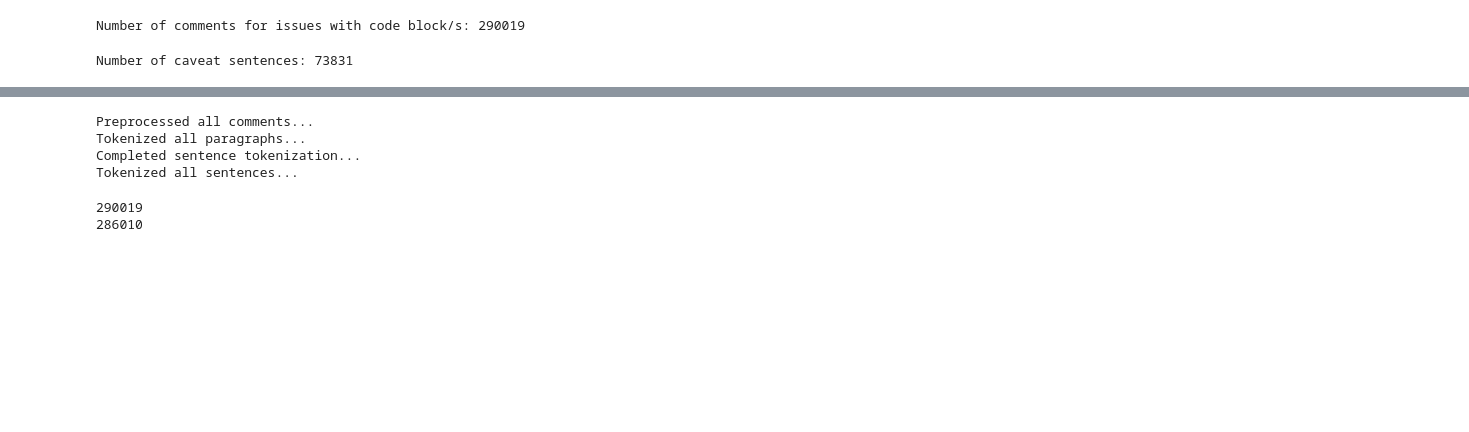
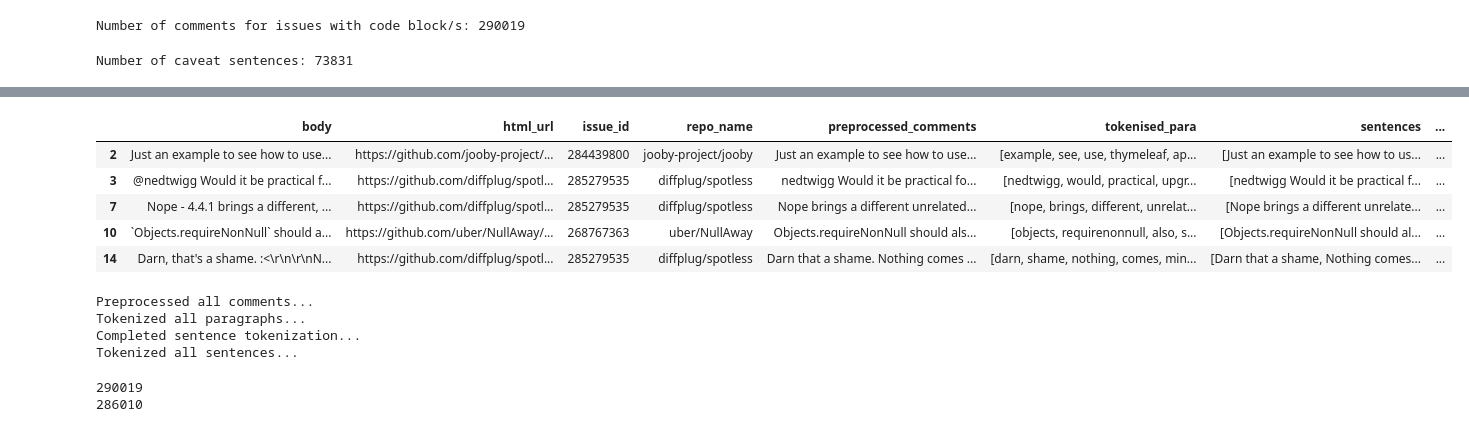
Before and after one commit to thienbuinguyen/github-api-caveats, a Jupyter notebook: github-caveat-combination.ipynb, the cells around one changed output, grey strips where cells are left out. Drawn from its saved outputs; the diff is of its cells as text; code cells hidden in the pictures; blank space fills up the shorter version.

```diff
--- a/github-caveat-combination.ipynb
+++ b/github-caveat-combination.ipynb
@@ -254,3 +206,12 @@ KeyboardInterrupt
+# %%
+block_comments_df.head()
+# %% [output]
+|  | body | html_url | issue_id | repo_name | preprocessed_comments | tokenised_para | sentences | ... |
+| 2 | Just an example to see how to use... | https://github.com/jooby-project/... | 284439800 | jooby-project/jooby | Just an example to see how to use... | [example, see, use, thymeleaf, ap... | [Just an example to see how to us... | ... |
+| 3 | @nedtwigg Would it be practical f... | https://github.com/diffplug/spotl... | 285279535 | diffplug/spotless | nedtwigg Would it be practical fo... | [nedtwigg, would, practical, upgr... | [nedtwigg Would it be practical f... | ... |
+| 7 | Nope - 4.4.1 brings a different, ... | https://github.com/diffplug/spotl... | 285279535 | diffplug/spotless | Nope brings a different unrelated... | [nope, brings, different, unrelat... | [Nope brings a different unrelate... | ... |
+| 10 | `Objects.requireNonNull` should a... | https://github.com/uber/NullAway/... | 268767363 | uber/NullAway | Objects.requireNonNull should als... | [objects, requirenonnull, also, s... | [Objects.requireNonNull should al... | ... |
+| 14 | Darn, that's a shame. :<\r\n\r\nN... | https://github.com/diffplug/spotl... | 285279535 | diffplug/spotless | Darn that a shame. Nothing comes ... | [darn, shame, nothing, comes, min... | [Darn that a shame, Nothing comes... | ... |
 # %%
 def tokenize_sentence_list(sent_list):
     return [tokenize(x) for x in sent_list]
```
Also changed, not shown: parts of 21 cells of this notebook, 1 other file.
